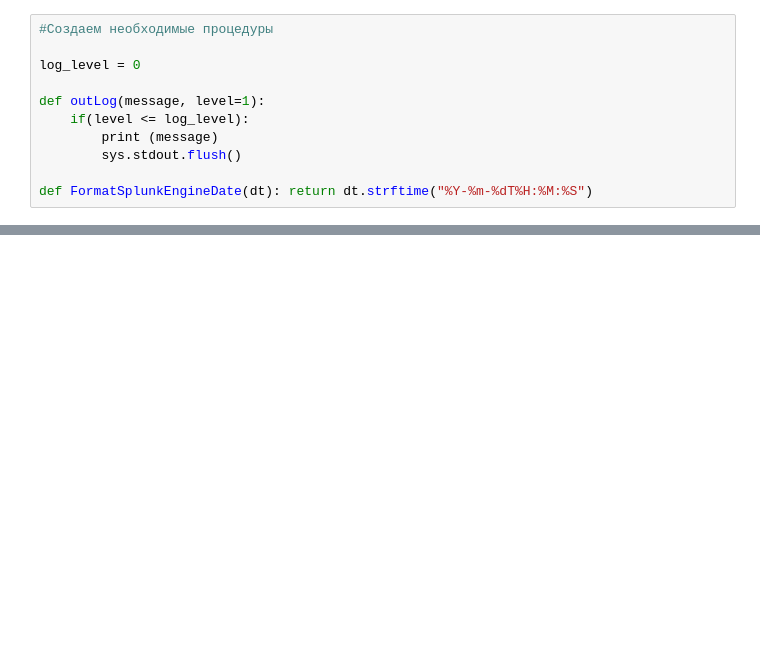
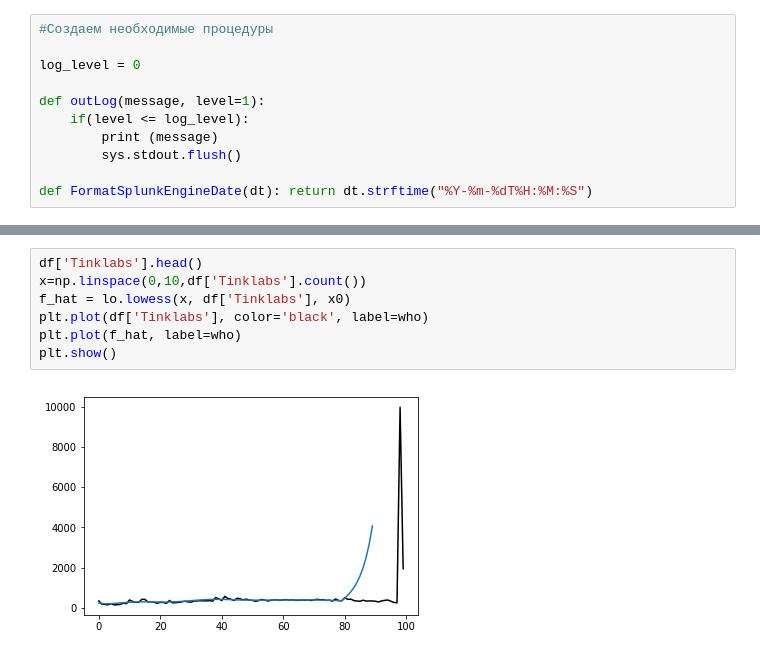
Before and after one commit to balobinp/RB_BD, a Jupyter notebook: RB_Splunk_Search_Deviation_Python3.ipynb, the cells around one changed output, grey strips where cells are left out. Saved outputs shown, nothing was run; the diff lists cells and outputs as text; blank space fills up the shorter version.

```diff
--- a/RB_Splunk_Search_Deviation_Python3.ipynb
+++ b/RB_Splunk_Search_Deviation_Python3.ipynb
@@ -97,0 +139,9 @@ plt.show()
+# %%
+df['Tinklabs'].head()
+x=np.linspace(0,10,df['Tinklabs'].count())
+f_hat = lo.lowess(x, df['Tinklabs'], x0)
+plt.plot(df['Tinklabs'], color='black', label=who)
+plt.plot(f_hat, label=who)
+plt.show()
+# %% [output]
+[figure, added]
```
Also changed, not shown: parts of 7 cells of this notebook.
